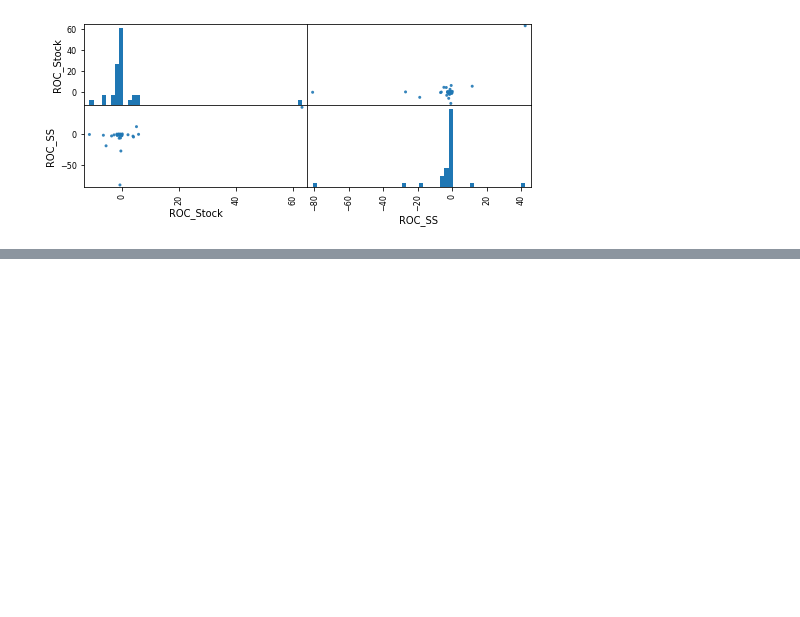
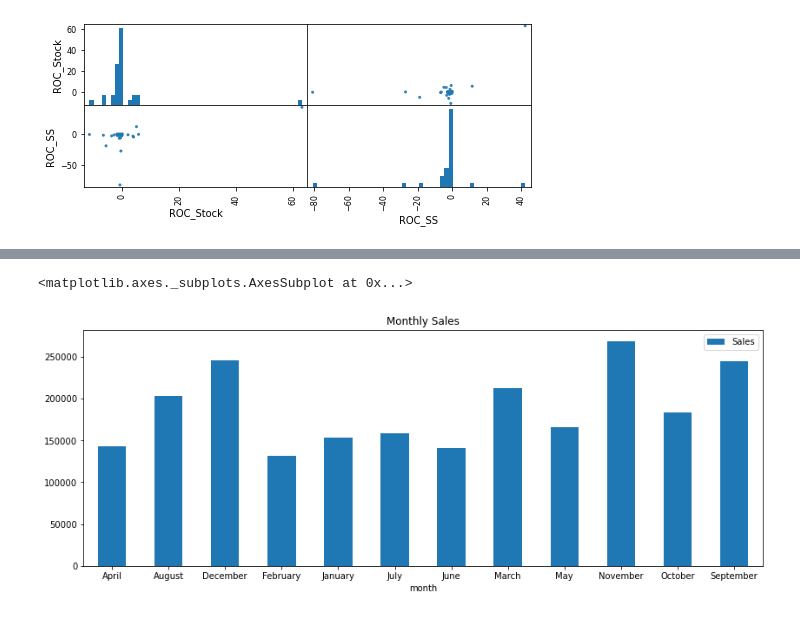
Before and after one commit to lukeyuan31/Churn_Visulization, a Jupyter notebook: Stock and Supermarket.ipynb, the cells around one changed output, grey strips where cells are left out. Cells and saved outputs as stored; diff of their text form; code cells hidden in the pictures; blank space fills up the shorter version.

```diff
--- a/Stock and Supermarket.ipynb
+++ b/Stock and Supermarket.ipynb
@@ -209,0 +221,13 @@ smdf.rename(columns = { 'Order Date' : 'order_date', 'Ship Date' : 'ship_date',
+# %%
+smdf['order_date'] = pd.to_datetime(smdf['order_date'], dayfirst = True)
+smdf['ship_date'] = pd.to_datetime(smdf['ship_date'], dayfirst = True)
+smdf['year'] = smdf['order_date'].dt.year
+smdf['month'] = smdf['order_date'].dt.month_name()
+monthly_sales = smdf.groupby('month').agg({'Sales' : sum})
+monthly_sales.plot(kind = 'bar',
+                   title = 'Monthly Sales',
+                   figsize = (14,5),
+                   rot = 0)
+# %% [output]
+<matplotlib.axes._subplots.AxesSubplot at 0x...>
+[figure, added]
```
Also changed, not shown: parts of 4 cells of this notebook.
